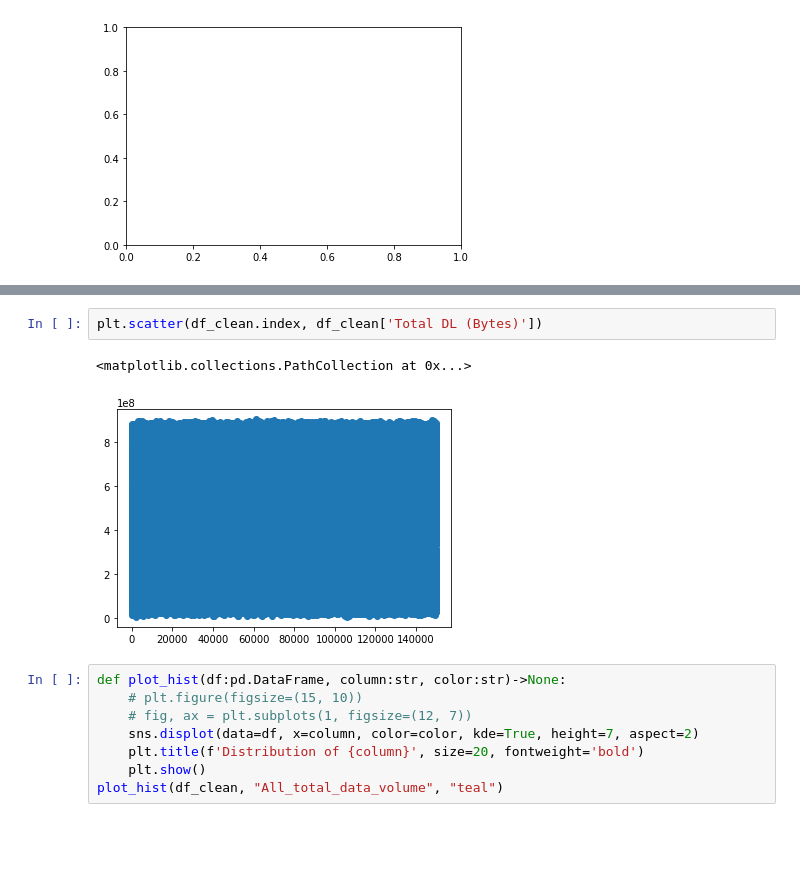
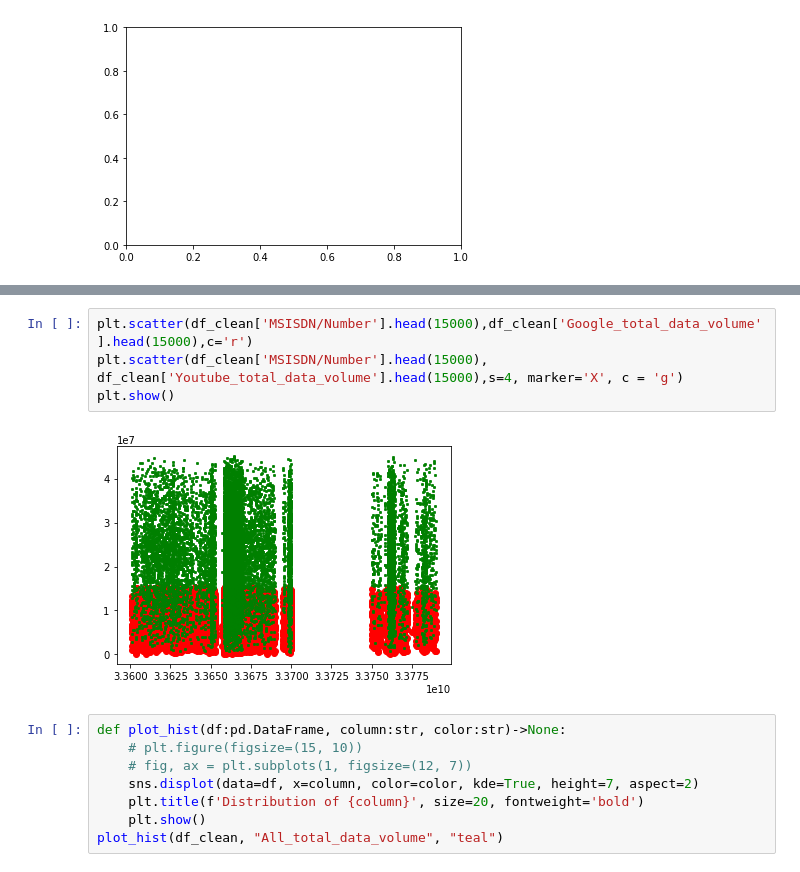
Before and after one commit to behigu/TellCo-Telecom-User-s-Data-Analysis, a Jupyter notebook: notebooks/Telco_telecom_user_data_analysis.ipynb, the cells around one changed output, grey strips where cells are left out. Cells and saved outputs as stored; diff of their text form; blank space fills up the shorter version.

Commit message:
updated the scatter plot

```diff
--- a/notebooks/Telco_telecom_user_data_analysis.ipynb
+++ b/notebooks/Telco_telecom_user_data_analysis.ipynb
@@ -428,8 +418,9 @@ MemoryError: ignored
-# %%
-plt.scatter(df_clean.index, df_clean['Total DL (Bytes)'])
-# %% [output]
-<matplotlib.collections.PathCollection at 0x...>
-[figure, removed]
+# %%
+plt.scatter(df_clean['MSISDN/Number'].head(15000),df_clean['Google_total_data_volume'].head(15000),c='r')
+plt.scatter(df_clean['MSISDN/Number'].head(15000), df_clean['Youtube_total_data_volume'].head(15000),s=4, marker='X', c = 'g')
+plt.show()
+# %% [output]
+[figure, added]
 # %%
 def plot_hist(df:pd.DataFrame, column:str, color:str)->None:
     # plt.figure(figsize=(15, 10))
```
Also changed, not shown: parts of 2 cells of this notebook.
